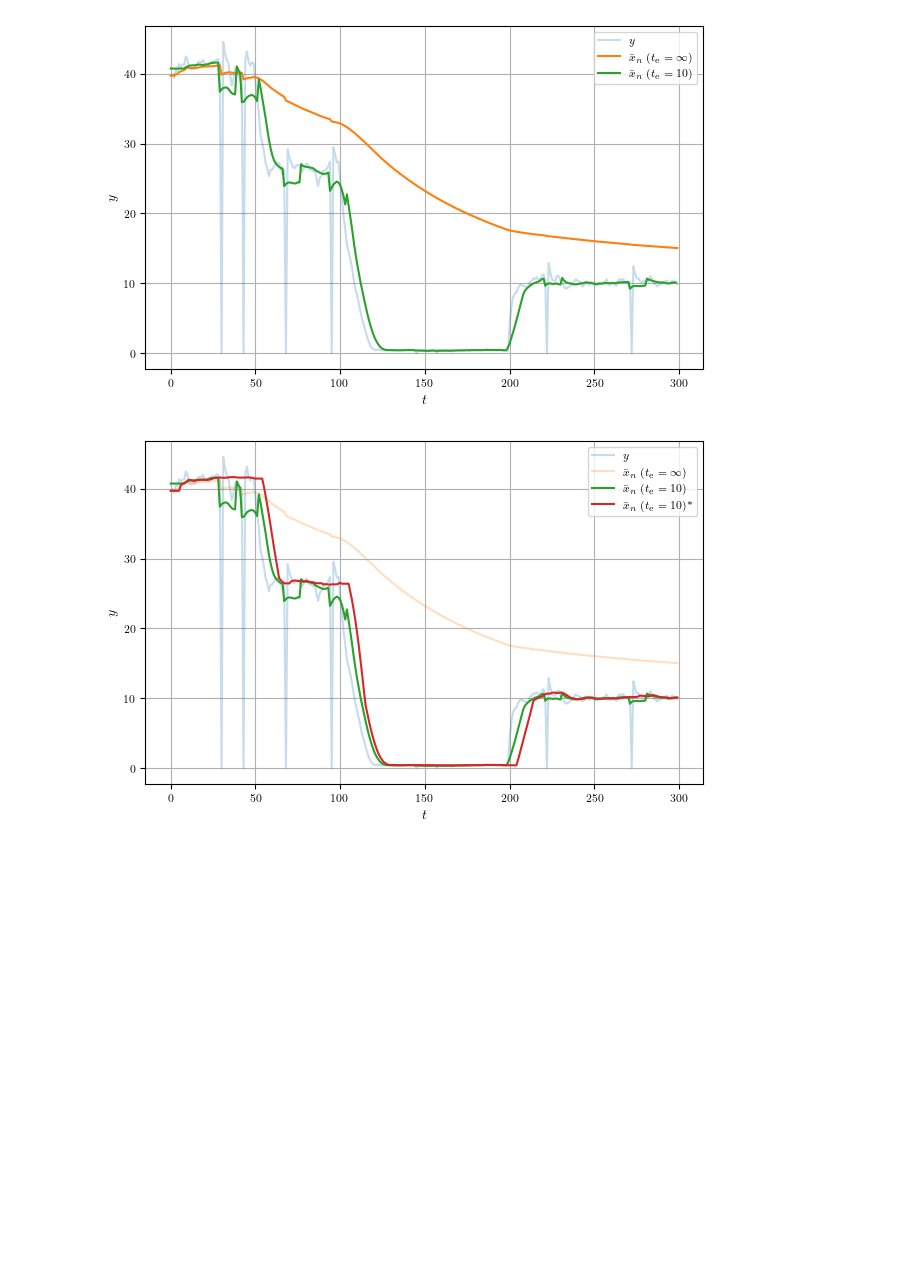
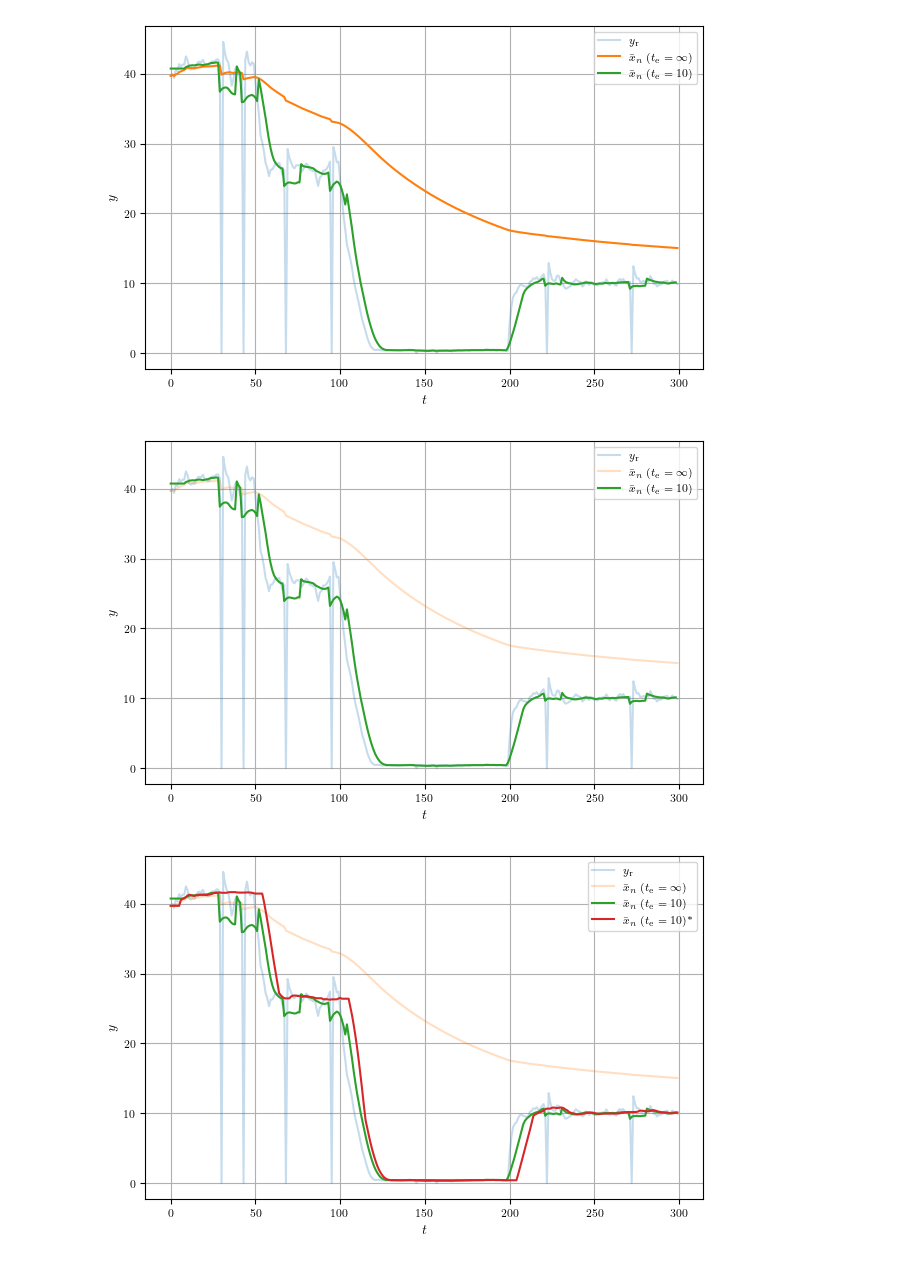
Before and after one commit to MarekWadinger/adaptive-interpretable-ad, a Jupyter notebook: ilustrate/ilustrator.ipynb, the cells around one changed output. Cells and saved outputs as stored; diff of their text form; code cells hidden in the pictures; blank space fills up the shorter version.

```diff
--- a/ilustrate/ilustrator.ipynb
+++ b/ilustrate/ilustrator.ipynb
@@ -718,6 +719,68 @@ plt.savefig("welford_compare.pdf")
 plt.show()
 # %% [output]
 [figure]
+# %%
+import numpy as np
+import matplotlib.pyplot as plt
+
+def welford(data):
+    n = 0
+    mean = 0
+    M2 = 0
+    means = []
+    stds = []
+    for x in data:
+        n += 1
+        delta = x - mean
+        mean += delta/n
+        delta2 = x - mean
+        M2 += delta * delta2
+        var = M2/(n-1) if n > 1 else 0
+        std = np.sqrt(var)
+        means.append(mean)
+        stds.append(std)
+    return means, stds
+
+def inverse_welford(data, window_size):
+    window = data[:window_size]
+    window_mean = np.mean(window)
+    window_std = np.std(window)
+    means = [window_mean] * (window_size - 1)
+    stds = [window_std] * (window_size - 1)
+    for i, x in enumerate(data[window_size:], start=window_size):
+        prev = data[i - window_size]
+        next_ = x
+        window_mean = window_mean + (next_ - prev) / window_size
+        window_std = np.sqrt(((window_size - 2) * window_std ** 2 + (next_ - prev) ** 2 + (next_ - window_mean) * (prev - window_mean)) / (window_size - 1))
+        means.append(window_mean)
+        stds.append(window_std)
+    return means, stds
+
+# Generate example data
+data = X[:,1]
+window_size = 10
+# Calculate running means using Welford algorithm and inverse Welford algorithm
+welford_means, w_std = welford(data)
+inverse_welford_means, iw_std = inverse_welford(data, window_size=window_size)
+
+# Plot the data and running means
+fig, ax = plt.subplots(figsize=set_size())
+ax.plot(data, label=r'$y_{\mathrm{r}}$',
+        alpha=0.25)
+ax.plot(welford_means, label=r'$\bar x_n$ ($t_\mathrm{e} = \infty$)',
+        alpha=0.25)
+ax.plot(inverse_welford_means,
+        label=fr'$\bar x_n$ ($t_\mathrm e = {window_size}$)')
+ax.legend()
+ax.set_xlabel('$t$')
+ax.set_ylabel('$y$')
+
+# ax.set_title('Running Means using Welford Algorithm with and without expiration')
+# Show the plot
+plt.savefig("welford_unstable.pdf")
+plt.show()
+# %% [output]
+[figure, added]
 # %%
 import pandas as pd
 inverse_welford_means_prot = pd.read_csv(
```
Also changed, not shown: parts of 11 cells of this notebook, 14 other files.
